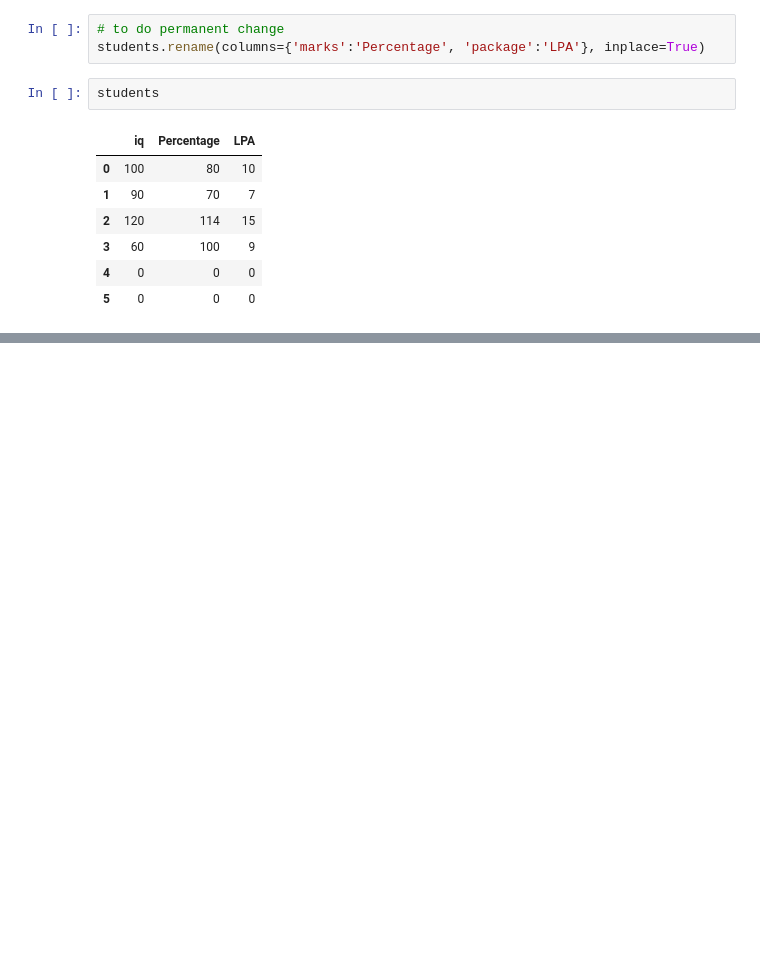
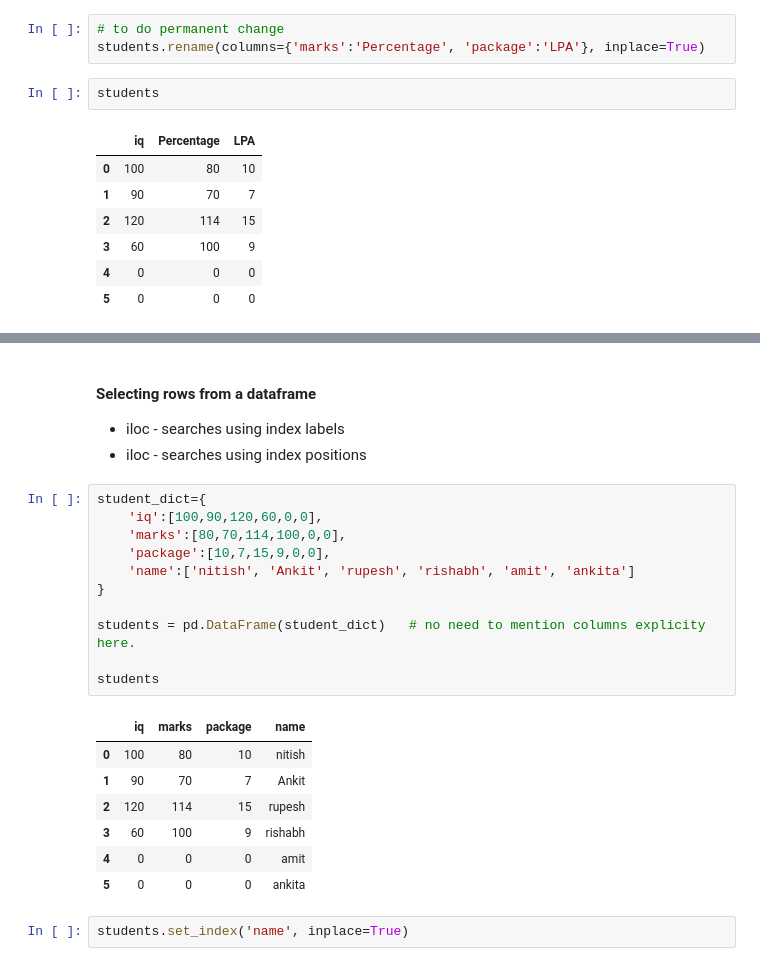
Before and after one commit to GitAnkit-hub/Learning-Pandas, a Jupyter notebook: 01dataframes.ipynb, the cells around one changed output, grey strips where cells are left out. Cells and saved outputs as stored; diff of their text form; blank space fills up the shorter version.

```diff
--- a/01dataframes.ipynb
+++ b/01dataframes.ipynb
@@ -372,0 +466,26 @@ students
+# %% [markdown]
+#### Selecting rows from a dataframe
+
+* iloc - searches using index labels
+* iloc - searches using index positions
+# %%
+student_dict={
+    'iq':[100,90,120,60,0,0],
+    'marks':[80,70,114,100,0,0],
+    'package':[10,7,15,9,0,0],
+    'name':['nitish', 'Ankit', 'rupesh', 'rishabh', 'amit', 'ankita']
+}
+
+students = pd.DataFrame(student_dict)   # no need to mention columns explicity here.
+
+students
+# %% [output]
+|  | iq | marks | package | name |
+| 0 | 100 | 80 | 10 | nitish |
+| 1 | 90 | 70 | 7 | Ankit |
+| 2 | 120 | 114 | 15 | rupesh |
+| 3 | 60 | 100 | 9 | rishabh |
+| 4 | 0 | 0 | 0 | amit |
+| 5 | 0 | 0 | 0 | ankita |
+# %%
+students.set_index('name', inplace=True)
```
Also changed, not shown: parts of 23 cells of this notebook.
